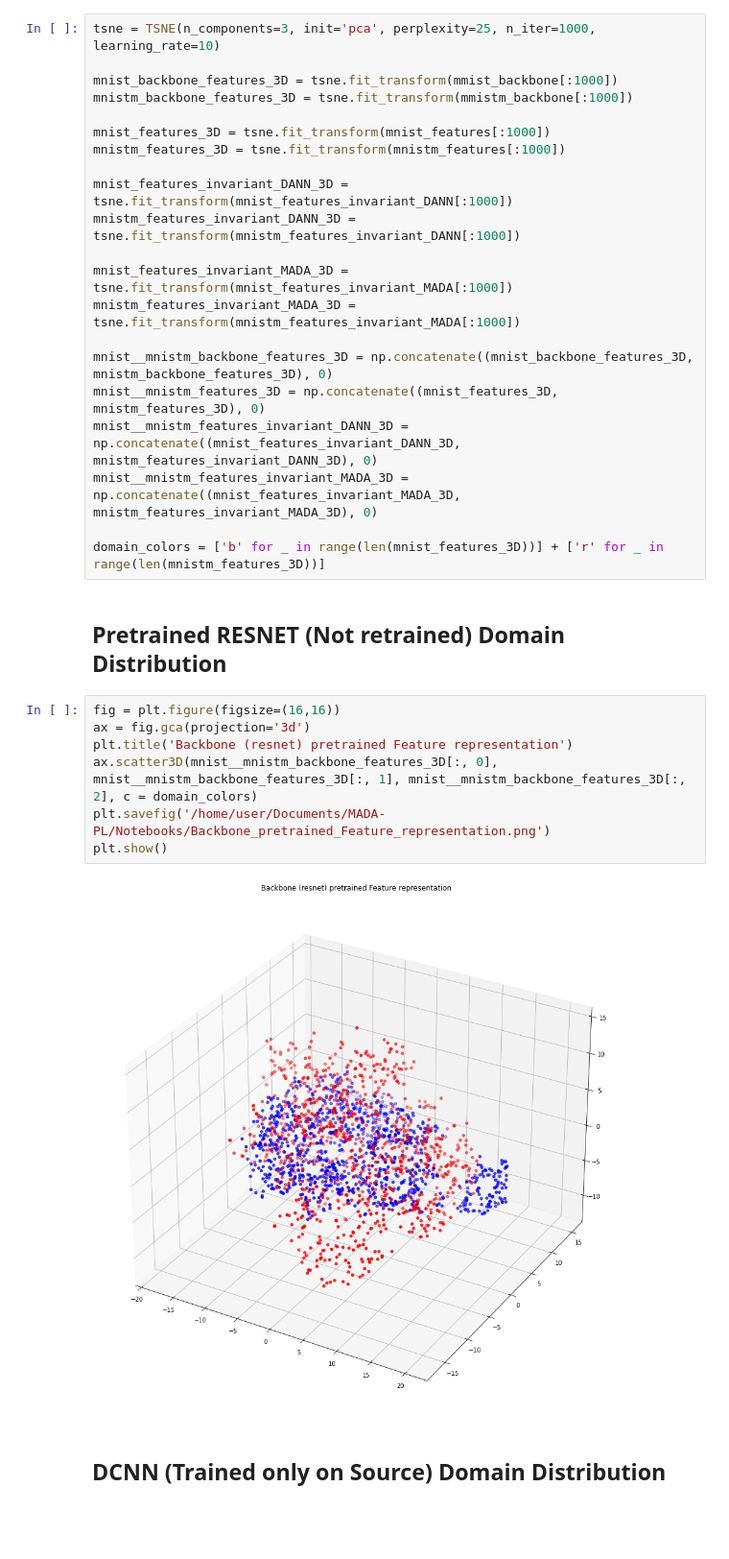
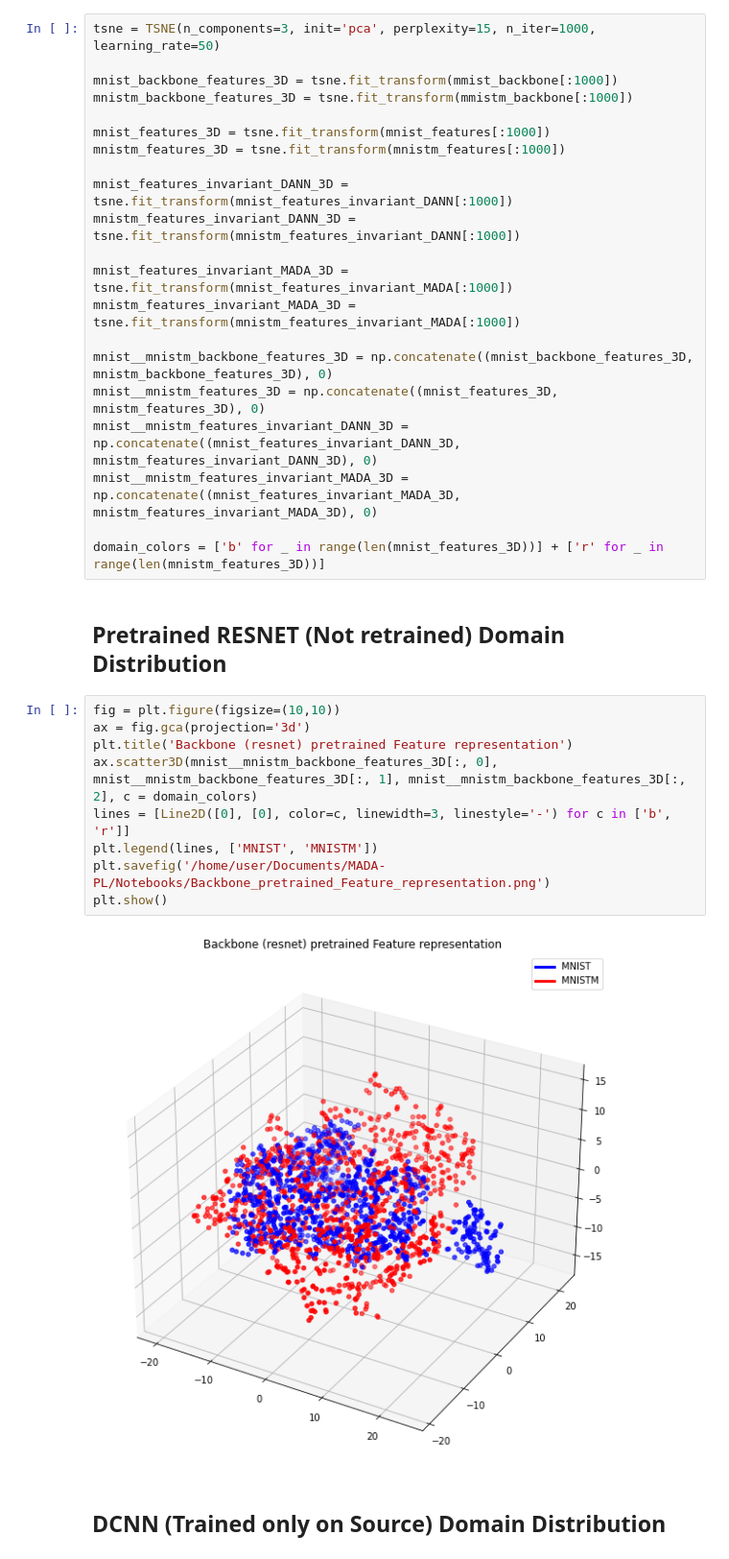
Before and after one commit to MarvinMartin24/MADA-PL, a Jupyter notebook: Notebooks/Latent-Space-Exploration.ipynb, the cells around one changed output. Shown: that part at 96% size. Drawn from its saved outputs; the diff is of its cells as text; blank space fills up the shorter version.

Commit message:
update images

```diff
--- a/Notebooks/Latent-Space-Exploration.ipynb
+++ b/Notebooks/Latent-Space-Exploration.ipynb
@@ -149,7 +150,7 @@ for i, (images, labels) in enumerate(iter(test_set_mnistm)):
 # %% [markdown]
 ## APPLY TSNE to map datapoints to 3D space
 # %%
-tsne = TSNE(n_components=3, init='pca', perplexity=25, n_iter=1000, learning_rate=10)
+tsne = TSNE(n_components=3, init='pca', perplexity=15, n_iter=1000, learning_rate=50)
 
 mnist_backbone_features_3D = tsne.fit_transform(mmist_backbone[:1000])
 mnistm_backbone_features_3D = tsne.fit_transform(mmistm_backbone[:1000])
@@ -172,14 +173,16 @@ domain_colors = ['b' for _ in range(len(mnist_features_3D))] + ['r' for _ in ran
 # %% [markdown]
 ## Pretrained RESNET (Not retrained) Domain Distribution
 # %%
-fig = plt.figure(figsize=(16,16))
+fig = plt.figure(figsize=(10,10))
 ax = fig.gca(projection='3d')
 plt.title('Backbone (resnet) pretrained Feature representation')
 ax.scatter3D(mnist__mnistm_backbone_features_3D[:, 0], mnist__mnistm_backbone_features_3D[:, 1], mnist__mnistm_backbone_features_3D[:, 2], c = domain_colors)
+lines = [Line2D([0], [0], color=c, linewidth=3, linestyle='-') for c in ['b', 'r']]
+plt.legend(lines, ['MNIST', 'MNISTM'])
 plt.savefig('/home/user/Documents/MADA-PL/Notebooks/Backbone_pretrained_Feature_representation.png')
 plt.show()
 # %% [output]
-[figure, old version]
+[figure, new version]
 # %% [markdown]
 ##  DCNN (Trained only on Source) Domain Distribution
 # %%
```
Also changed, not shown: parts of 4 cells of this notebook, 4 other files.
